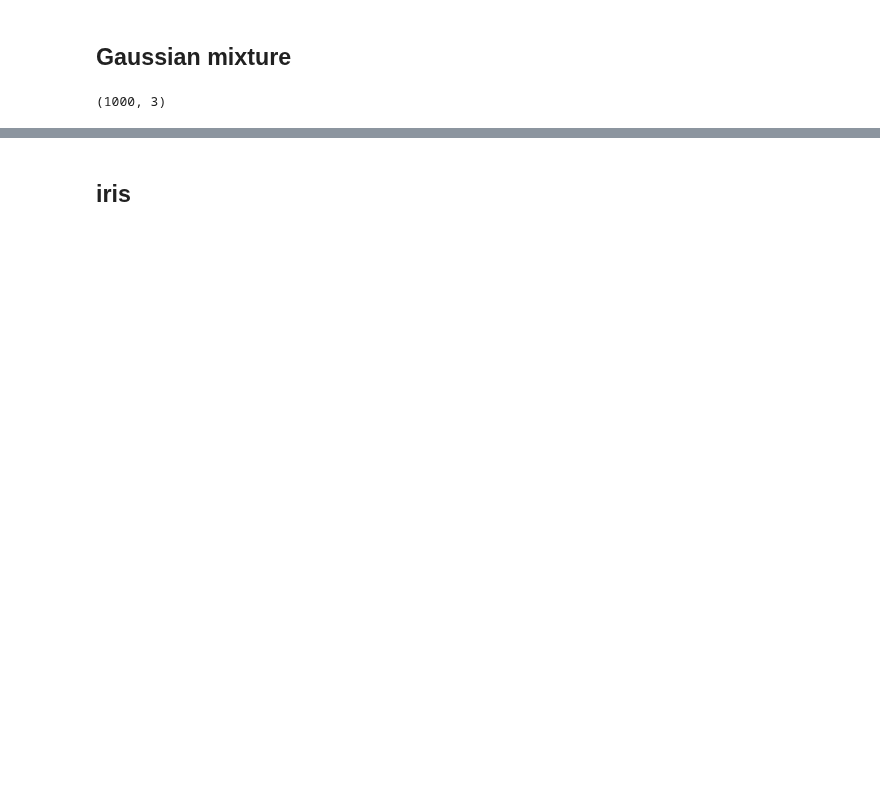
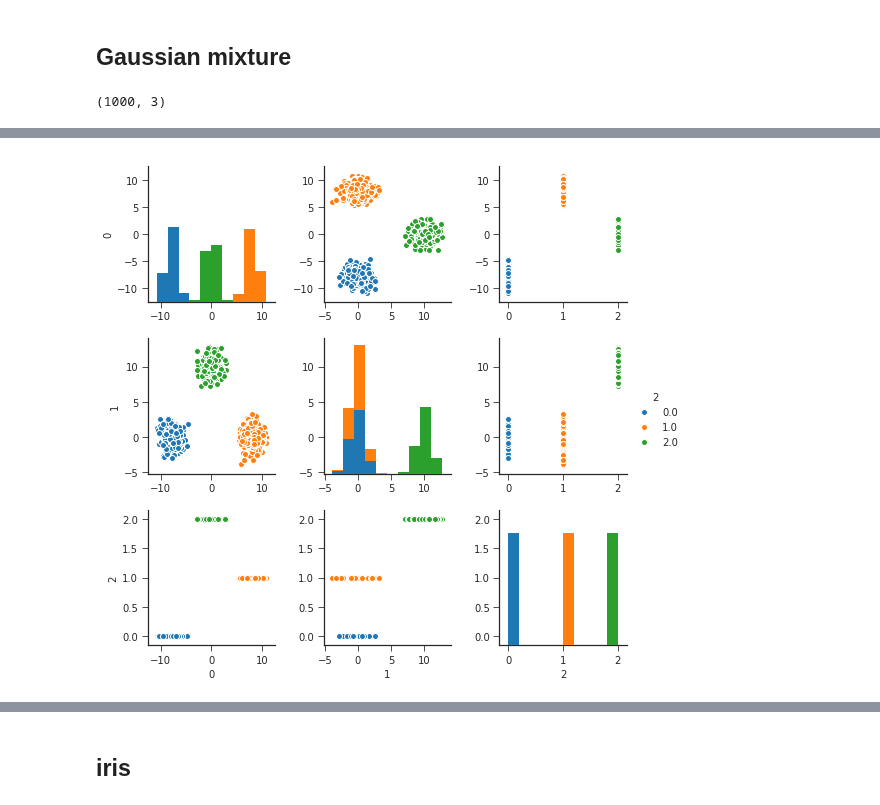
Before and after one commit to y-takashina/density_ratio, a Jupyter notebook: cmi-estimation-performance.ipynb, the cells around one changed output, grey strips where cells are left out. Saved outputs shown, nothing was run; the diff lists cells and outputs as text; code cells hidden in the pictures; blank space fills up the shorter version.

```diff
--- a/cmi-estimation-performance.ipynb
+++ b/cmi-estimation-performance.ipynb
@@ -177,3 +193,8 @@ sns.pairplot(pd.DataFrame(X), hue=2)
+# %%
+sns.pairplot(pd.DataFrame(X), hue=2)
+plt.savefig('output/pair-gaussian-2.pdf', format='pdf')
+# %% [output]
+[figure, added]
 # %%
 heat_mi(X)
 heat_cmi(X)
```
Also changed, not shown: parts of 39 cells of this notebook, 2 other files.
